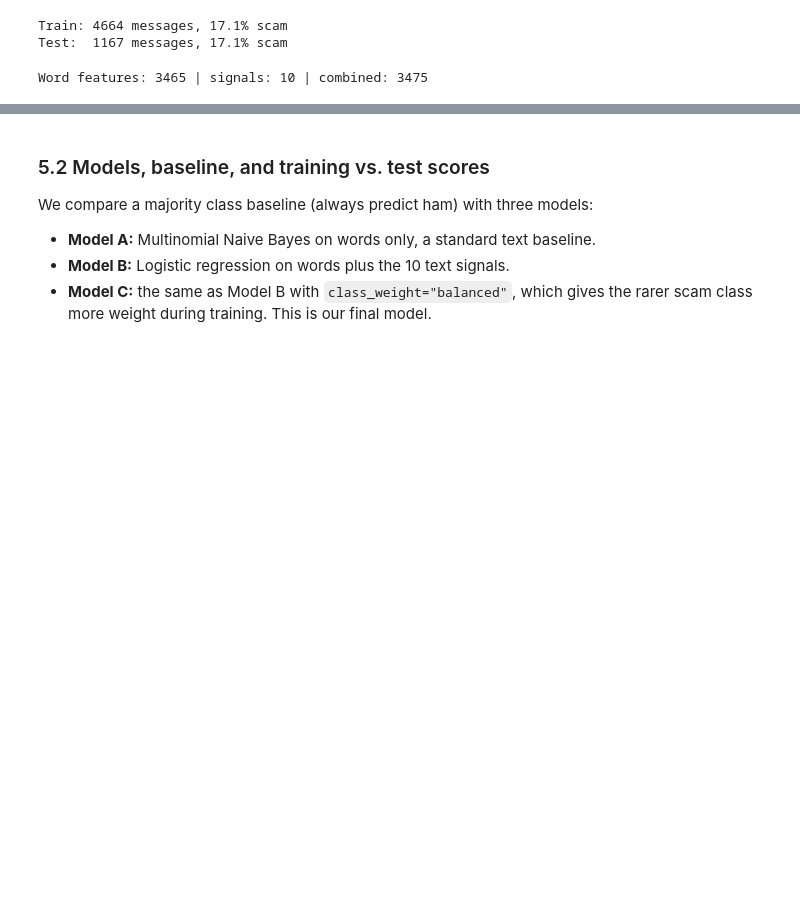
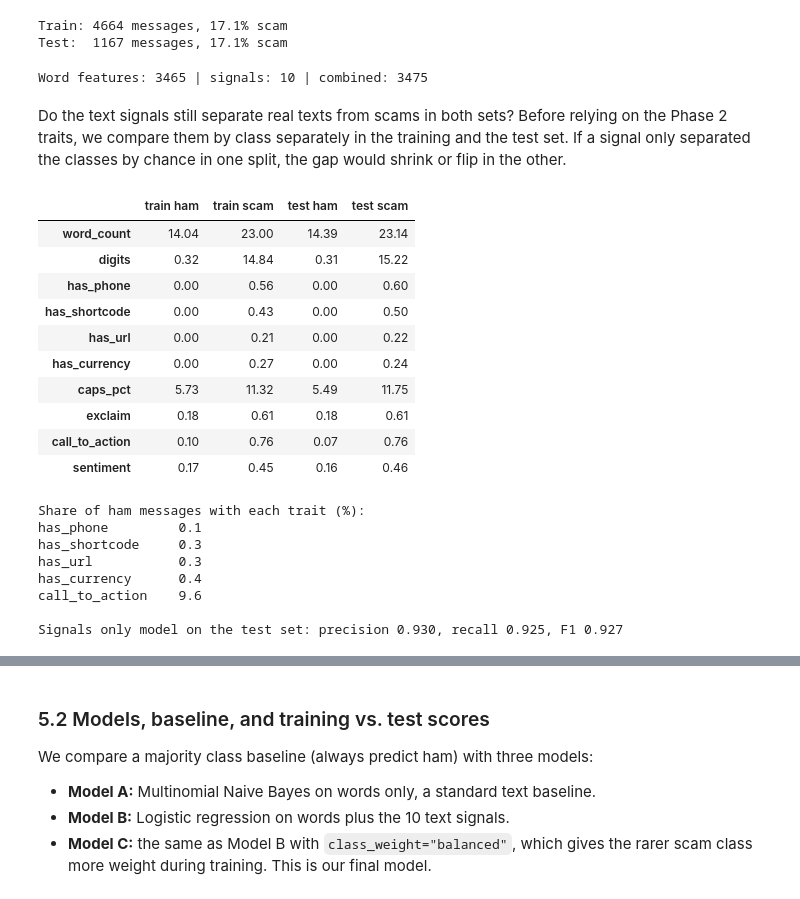
Before and after one commit to nmbenton/INFO-4360-Project, a Jupyter notebook: notebooks/Final_Report.ipynb, the cells around one changed output, grey strips where cells are left out. Cells and saved outputs as stored; diff of their text form; code cells hidden in the pictures; blank space fills up the shorter version.

```diff
--- a/notebooks/Final_Report.ipynb
+++ b/notebooks/Final_Report.ipynb
@@ -215,3 +230,46 @@ X_test_B = hstack([X_test_words, csr_matrix(S_test_scaled)]).tocsr()
 print("Word features:", X_train_words.shape[1], "| signals:", S_train.shape[1], "| combined:", X_train_B.shape[1])
 # %% [output]
 Word features: 3465 | signals: 10 | combined: 3475
+# %% [markdown]
+Do the text signals still separate real texts from scams in both sets? Before relying on the Phase 2 traits, we compare them by class separately in the training and the test set. If a signal only separated the classes by chance in one split, the gap would shrink or flip in the other.
+# %%
+# Mean of each signal by class, computed separately in the training and test sets
+def by_class(S, y, split):
+    """Average of each text signal for ham and scam within one split."""
+    out = S.groupby(y.map({0: "ham", 1: "scam"}).values).mean().T
+    out.columns = [f"{split} {c}" for c in out.columns]
+    return out
+
+separation = pd.concat([by_class(S_train, y_train, "train"), by_class(S_test, y_test, "test")], axis=1).round(2)
+display(separation)
+
+# Share of REAL texts that break each "rule" (traits are averages, not rules)
+flags = ["has_phone", "has_shortcode", "has_url", "has_currency", "call_to_action"]
+print("Share of ham messages with each trait (%):")
+print((S_train[flags][y_train.values == 0].mean() * 100).round(1).to_string())
+
+# Signals alone (no words): if they truly separate the classes, a model using only them should do well on the test set
+style_only = LogisticRegression(max_iter=1000, class_weight="balanced").fit(S_train_scaled, y_train)
+p = style_only.predict(S_test_scaled)
+print(f"\nSignals only model on the test set: precision {precision_score(y_test, p):.3f}, "
+      f"recall {recall_score(y_test, p):.3f}, F1 {f1_score(y_test, p):.3f}")
+# %% [output]
+|  | train ham | train scam | test ham | test scam |
+| word_count | 14.04 | 23.00 | 14.39 | 23.14 |
+| digits | 0.32 | 14.84 | 0.31 | 15.22 |
+| has_phone | 0.00 | 0.56 | 0.00 | 0.60 |
+| has_shortcode | 0.00 | 0.43 | 0.00 | 0.50 |
+| has_url | 0.00 | 0.21 | 0.00 | 0.22 |
+| has_currency | 0.00 | 0.27 | 0.00 | 0.24 |
+| caps_pct | 5.73 | 11.32 | 5.49 | 11.75 |
+| exclaim | 0.18 | 0.61 | 0.18 | 0.61 |
+| call_to_action | 0.10 | 0.76 | 0.07 | 0.76 |
+| sentiment | 0.17 | 0.45 | 0.16 | 0.46 |
+Share of ham messages with each trait (%):
+has_phone         0.1
+has_shortcode     0.3
+has_url           0.3
+has_currency      0.4
+call_to_action    9.6
+
+Signals only model on the test set: precision 0.930, recall 0.925, F1 0.927
```
Also changed, not shown: parts of 11 cells of this notebook, 2 other files.
